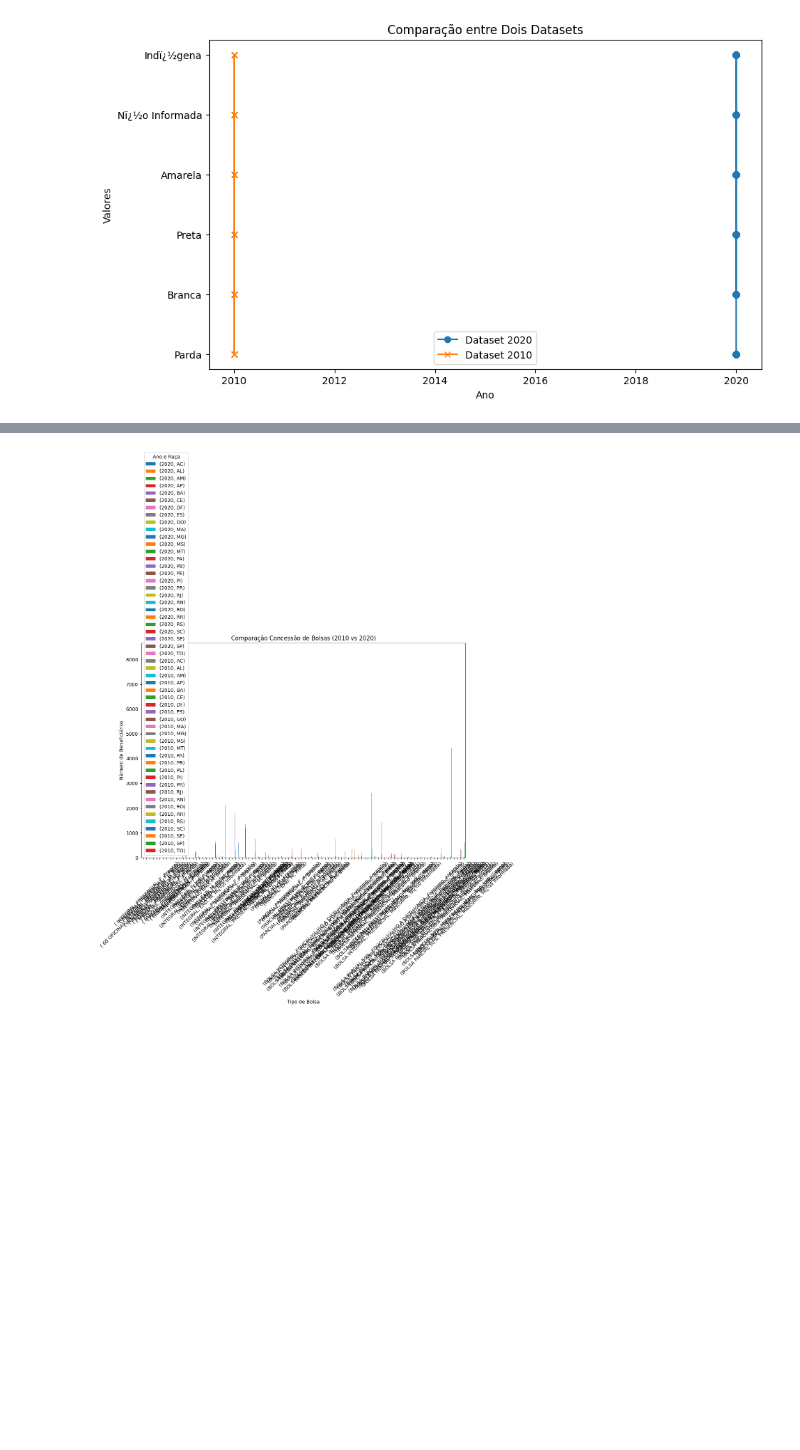
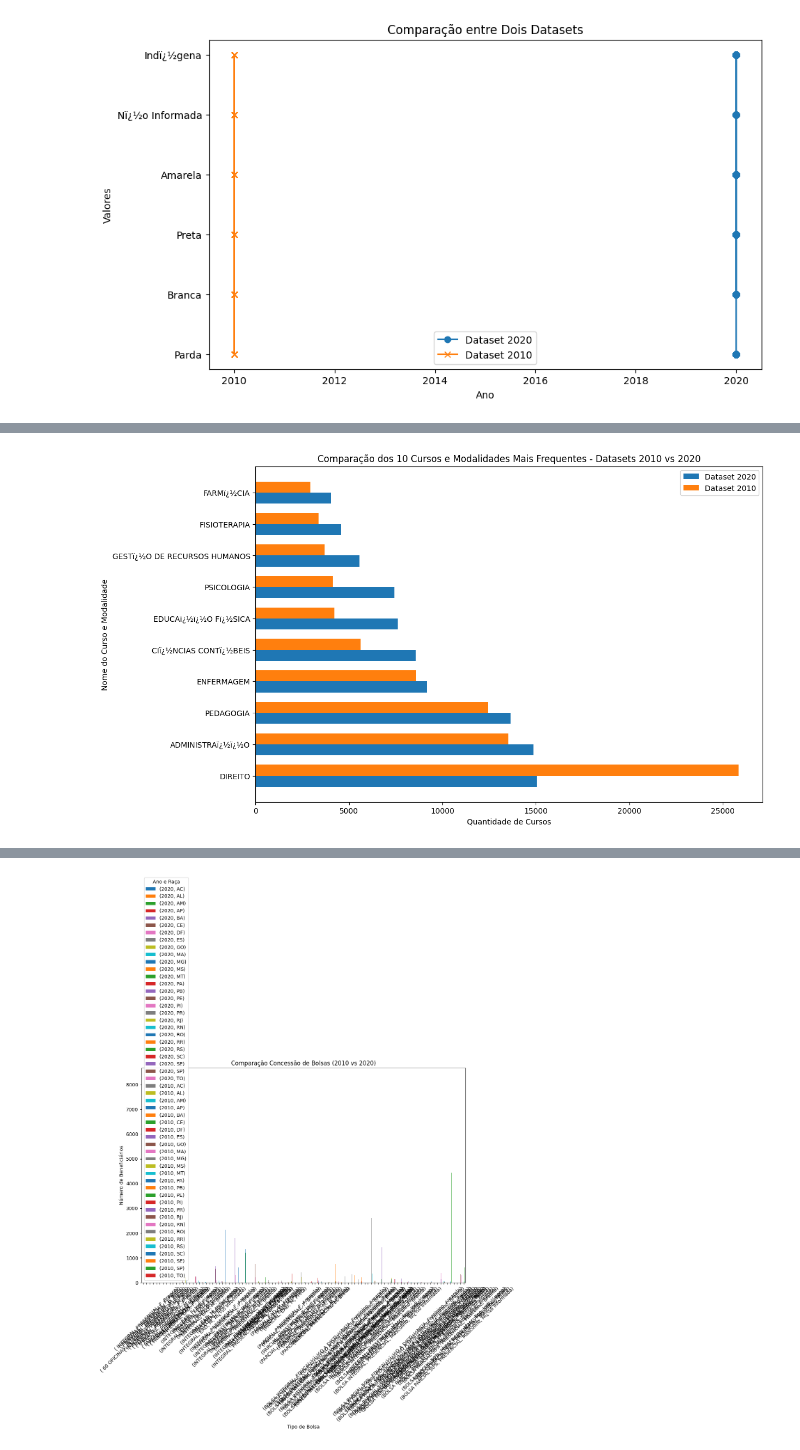
Before and after one commit to cristinaajs/DesafioAnaliseDadosPython, a Jupyter notebook: Dados_Analise.ipynb, the cells around one changed output, grey strips where cells are left out. Cells and saved outputs as stored; diff of their text form; code cells hidden in the pictures; blank space fills up the shorter version.

```diff
--- a/Dados_Analise.ipynb
+++ b/Dados_Analise.ipynb
@@ -327,0 +384,44 @@ plt.show()
+# %%
+import matplotlib.pyplot as plt
+import numpy as np
+
+# Criar uma nova coluna que combina o nome do curso com a modalidade
+df20['Curso+Modalidade20'] = df20['NOME_CURSO_BOLSA'] + ' (' + df20['MODALIDADE_ENSINO_BOLSA'] + ')'
+df10['Curso+Modalidade10'] = df10['NOME_CURSO_BOLSA'] + ' (' + df10['MODALIDADE_ENSINO_BOLSA'] + ')'
+
+# Contar a quantidade de vezes que cada curso/modalidade aparece em df20 e df10
+df20_counts = df20['NOME_CURSO_BOLSA'].value_counts()
+df10_counts = df10['NOME_CURSO_BOLSA'].value_counts()
+
+# Pegar apenas os primeiros 10 cursos/modalidades mais frequentes para comparação
+df20_top10 = df20_counts.head(10)
+df10_top10 = df10_counts.head(10)
+
+# Criar a figura com tamanho maior para melhor visualização
+plt.figure(figsize=(12, 8))
+
+# Definir uma posição para as barras lado a lado
+ind = np.arange(len(df20_top10))  # posições no eixo y
+width = 0.35  # largura das barras
+
+# Gráfico de barras horizontal para o Dataset 2020
+plt.barh(ind, df20_top10.values, height=width, label='Dataset 2020')
+
+# Gráfico de barras horizontal para o Dataset 2010, deslocado para o lado
+plt.barh(ind + width, df10_top10.values, height=width, label='Dataset 2010')
+
+# Definir os rótulos no eixo y (nomes dos cursos e modalidades)
+plt.yticks(ind + width / 2, df20_top10.index)
+
+# Definir título e rótulos dos eixos
+plt.title('Comparação dos 10 Cursos e Modalidades Mais Frequentes - Datasets 2010 vs 2020')
+plt.xlabel('Quantidade de Cursos')
+plt.ylabel('Nome do Curso e Modalidade')
+
+# Mostrar a legenda
+plt.legend()
+
+# Exibir o gráfico
+plt.show()
+# %% [output]
+[figure, added]
```
Also changed, not shown: parts of 18 cells of this notebook, 9 other files.
